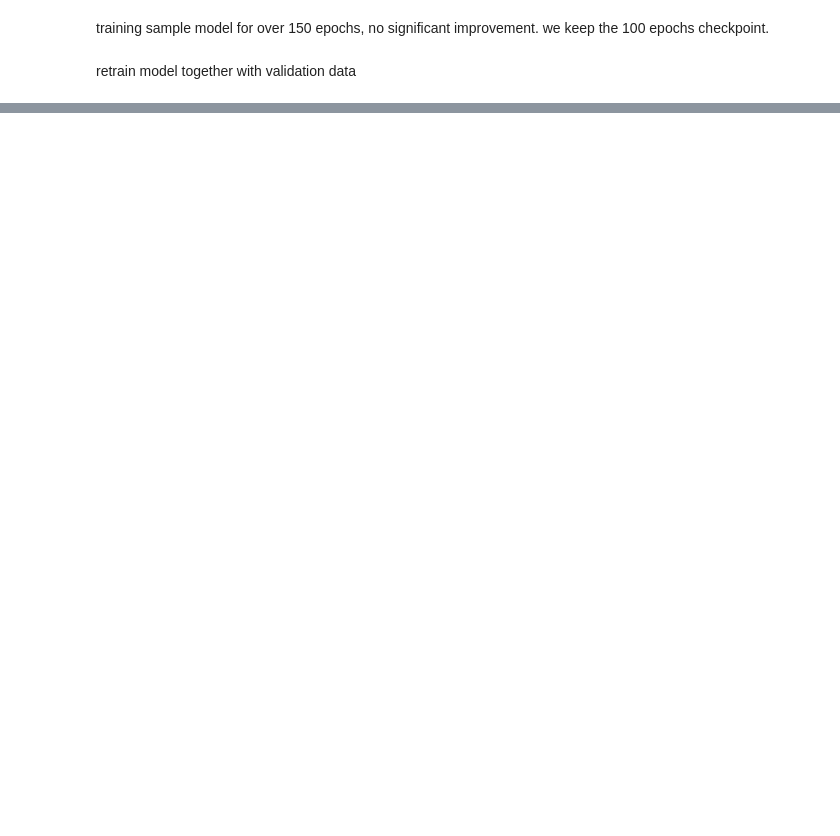
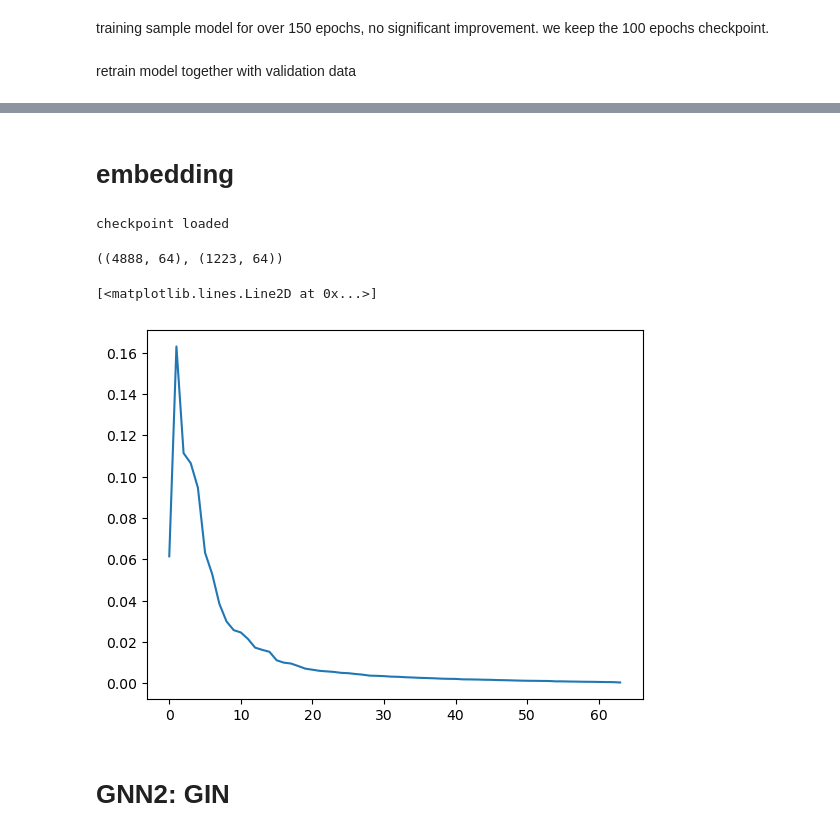
Before and after one commit to yunhao-tech/altegrad_challenge_2023, a Jupyter notebook: gnn.ipynb, the cells around one changed output, grey strips where cells are left out. Saved outputs shown, nothing was run; the diff lists cells and outputs as text; code cells hidden in the pictures; blank space fills up the shorter version.

```diff
--- a/gnn.ipynb
+++ b/gnn.ipynb
@@ -304,0 +366,5 @@ write_csv('gnn0_full', predict(model_0_full))
+# %%
+model_1 = GAT_1(hidden_channels=64).to(device)
+print(model_1)
+optimizer_1 = torch.optim.Adam(model_1.parameters(),lr=lr)
+criterion = nn.CrossEntropyLoss()
@@ -304,0 +377,4 @@ write_csv('gnn0_full', predict(model_0_full))
+# %%
+train_epochs(model_1, optimizer_1, path='./model/model_1.1.pt', patience = 50, from_scratch=True)
+# %%
+train_epochs_full(model_1, optimizer_1, path='./model/model_1.pt', patience=50)
@@ -304,0 +407,12 @@ write_csv('gnn0_full', predict(model_0_full))
+# %% [markdown]
+# embedding
+# %%
+load_checkpoint(model_1, optimizer_1, path='./model/model_1.pt')
+train_val_embeddings = embed(model_1, train_val_loader)
+test_embeddings = embed(model_1, test_loader)
+# %% [output]
+checkpoint loaded
+# %%
+train_val_embeddings.shape, test_embeddings.shape
+# %% [output]
+((4888, 64), (1223, 64))
@@ -304,0 +422,14 @@ write_csv('gnn0_full', predict(model_0_full))
+# %%
+from matplotlib.pyplot import plot
+import scipy.sparse as sp
+from sklearn.decomposition import TruncatedSVD
+X = np.vstack((train_val_embeddings, test_embeddings))
+X_sparse = sp.csr_matrix(X)
+svd = TruncatedSVD(n_components=64)
+svd.fit(X)
+plot(svd.explained_variance_ratio_)
+# %% [output]
+[<matplotlib.lines.Line2D at 0x...>]
+[figure, added]
+# %% [markdown]
+# GNN2: GIN
```
Also changed, not shown: parts of 40 cells of this notebook, 4 other files.
